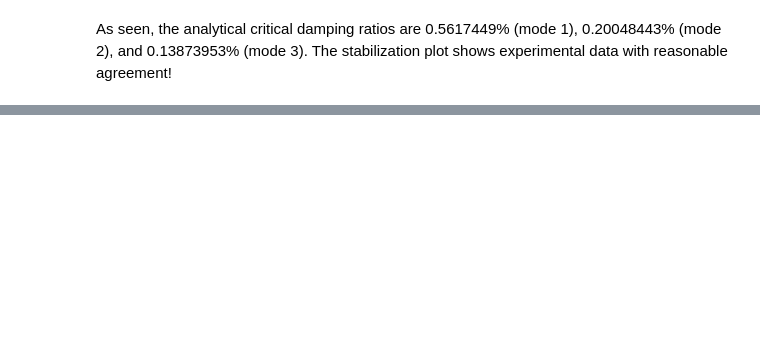
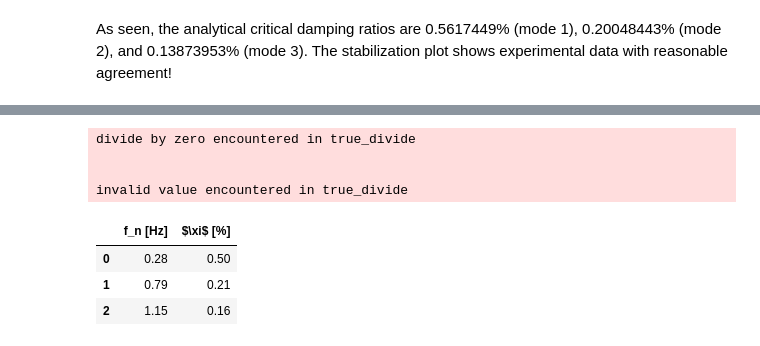
Before and after one commit to knutankv/koma, a Jupyter notebook: docs/source/shear_frame.ipynb, the cells around one changed output, grey strips where cells are left out. Cells and saved outputs as stored; diff of their text form; code cells hidden in the pictures; blank space fills up the shorter version.

```diff
--- a/docs/source/shear_frame.ipynb
+++ b/docs/source/shear_frame.ipynb
@@ -117,0 +121,27 @@ This generates the following interactive interface:
+# %%
+import koma.clustering
+pole_clusterer = koma.clustering.PoleClusterer(lambd_stab, phi_stab, orders_stab, scaling={'xi':1.0, 'mac':1.0, 'omega_n':1.0})
+prob_threshold = 0.5    #probability of pole to belong to cluster, based on estimated "probability" density function
+args = pole_clusterer.postprocess(prob_threshold=prob_threshold)
+xi_auto, omega_n_auto, phi_auto, order_auto, probs_auto = koma.clustering.group_clusters(*args)
+xi_mean = np.array([np.mean(xi_i) for xi_i in xi_auto])
+fn_mean = np.array([np.mean(om_i) for om_i in omega_n_auto])/2/np.pi
+
+xi_std = np.array([np.std(xi_i) for xi_i in xi_auto])
+fn_std = np.array([np.std(om_i) for om_i in omega_n_auto])/2/np.pi
+# %% [output]
+divide by zero encountered in true_divide
+
+
+invalid value encountered in true_divide
+# %%
+# Print table
+import pandas as pd
+res_data = np.vstack([fn_mean, 100*xi_mean]).T
+results = pd.DataFrame(res_data, columns=['f_n [Hz]', r'$\xi$ [%]'])
+results
+# %% [output]
+|  | f_n [Hz] | $\xi$ [%] |
+| 0 | 0.28 | 0.50 |
+| 1 | 0.79 | 0.21 |
+| 2 | 1.15 | 0.16 |
```
Also changed, not shown: parts of 2 cells of this notebook.
